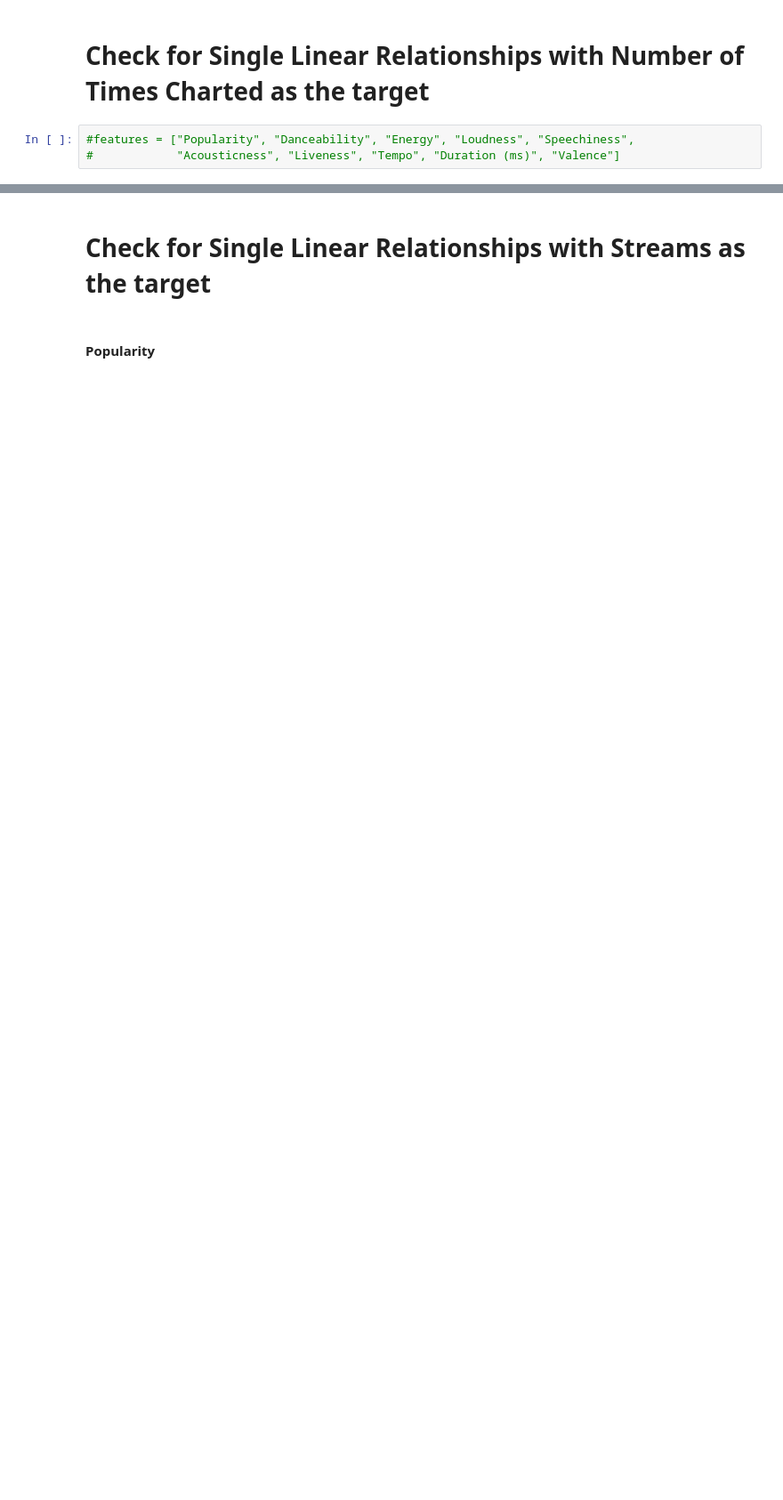
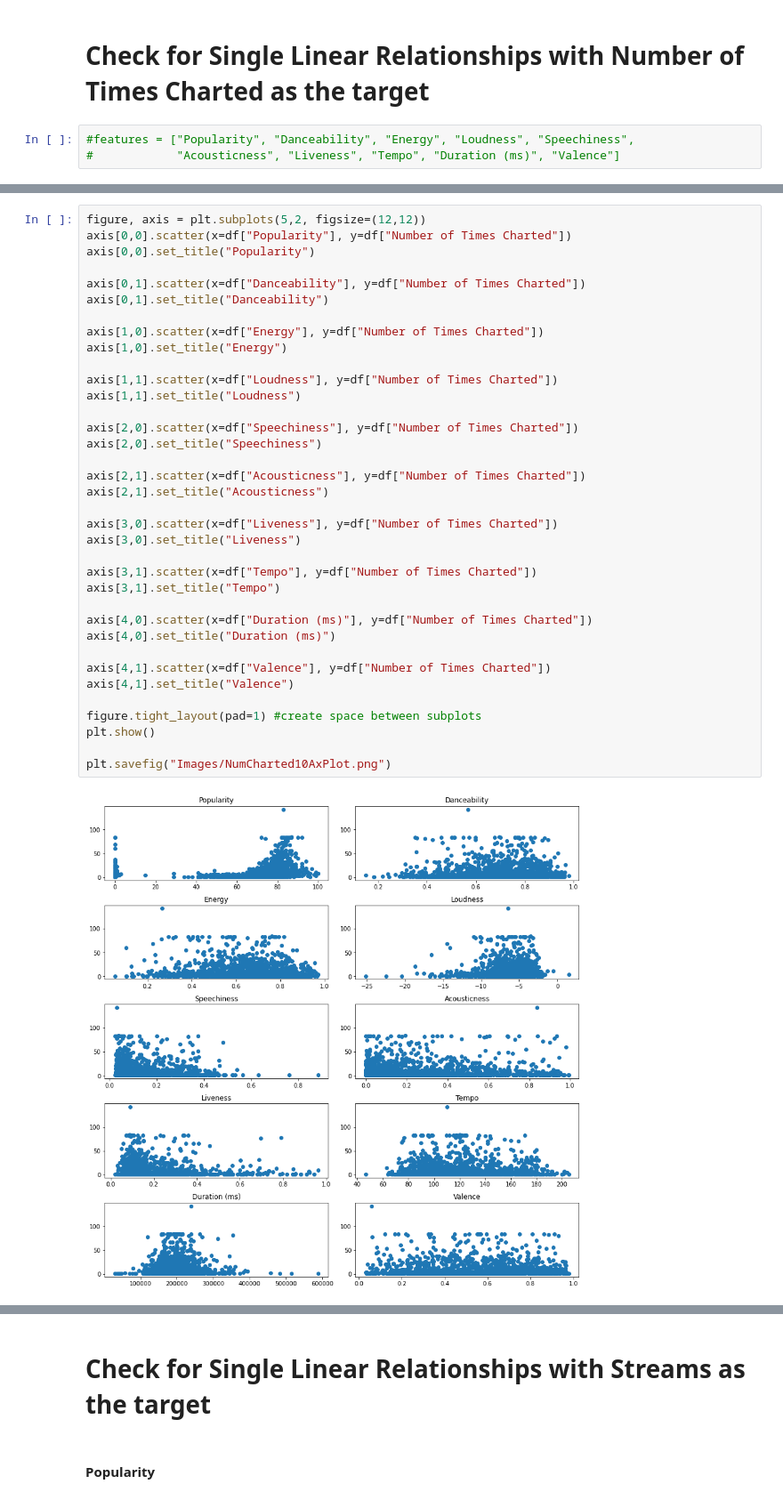
Before and after one commit to natemeyer001/final_project_3, a Jupyter notebook: nateTester.ipynb, the cells around one changed output, grey strips where cells are left out. Shown at 89% size. Cells and saved outputs as stored; diff of their text form; blank space fills up the shorter version.

```diff
--- a/nateTester.ipynb
+++ b/nateTester.ipynb
@@ -101,0 +118,38 @@ plt.show()
+# %%
+figure, axis = plt.subplots(5,2, figsize=(12,12))
+axis[0,0].scatter(x=df["Popularity"], y=df["Number of Times Charted"])
+axis[0,0].set_title("Popularity")
+
+axis[0,1].scatter(x=df["Danceability"], y=df["Number of Times Charted"])
+axis[0,1].set_title("Danceability")
+
+axis[1,0].scatter(x=df["Energy"], y=df["Number of Times Charted"])
+axis[1,0].set_title("Energy")
+
+axis[1,1].scatter(x=df["Loudness"], y=df["Number of Times Charted"])
+axis[1,1].set_title("Loudness")
+
+axis[2,0].scatter(x=df["Speechiness"], y=df["Number of Times Charted"])
+axis[2,0].set_title("Speechiness")
+
+axis[2,1].scatter(x=df["Acousticness"], y=df["Number of Times Charted"])
+axis[2,1].set_title("Acousticness")
+
+axis[3,0].scatter(x=df["Liveness"], y=df["Number of Times Charted"])
+axis[3,0].set_title("Liveness")
+
+axis[3,1].scatter(x=df["Tempo"], y=df["Number of Times Charted"])
+axis[3,1].set_title("Tempo")
+
+axis[4,0].scatter(x=df["Duration (ms)"], y=df["Number of Times Charted"])
+axis[4,0].set_title("Duration (ms)")
+
+axis[4,1].scatter(x=df["Valence"], y=df["Number of Times Charted"])
+axis[4,1].set_title("Valence")
+
+figure.tight_layout(pad=1) #create space between subplots
+plt.show()
+
+plt.savefig("Images/NumCharted10AxPlot.png")
+# %% [output]
+[figure, added]
```
Also changed, not shown: parts of 31 cells of this notebook.
